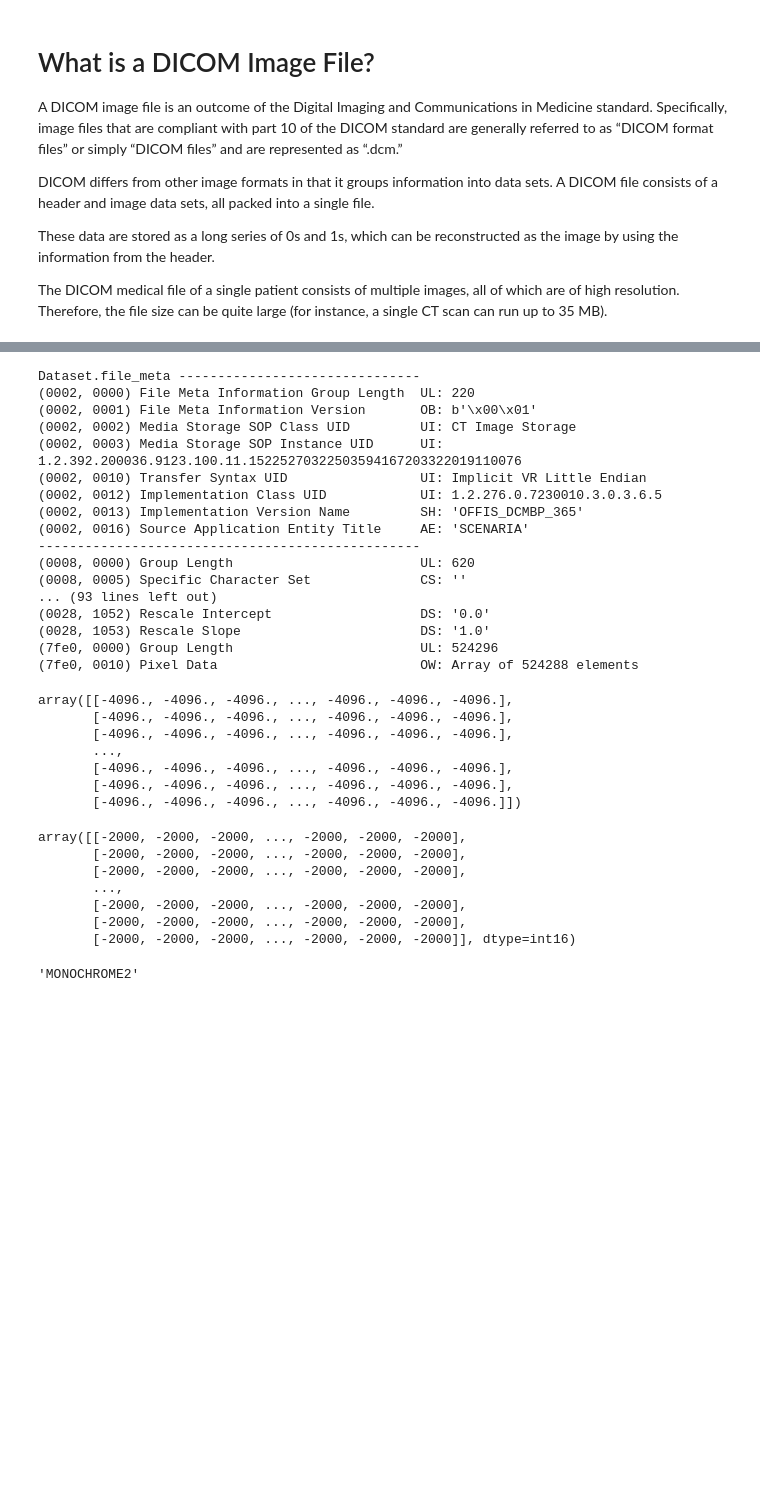
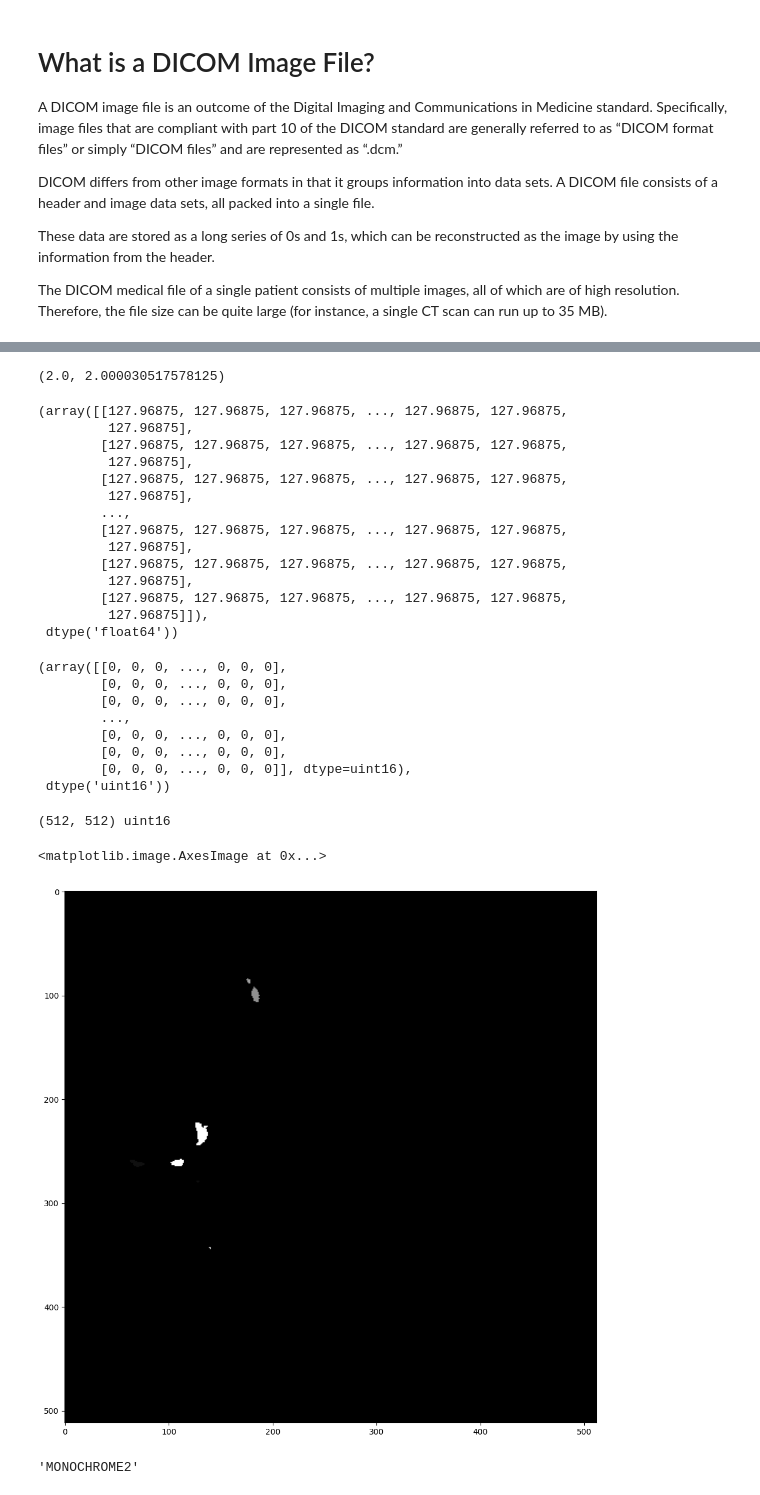
Before and after one commit to hoangph3/Dicom-3D-Generation, a Jupyter notebook: notebooks/dicom2np.ipynb, the cells around one changed output, grey strips where cells are left out. Cells and saved outputs as stored; diff of their text form; code cells hidden in the pictures; blank space fills up the shorter version.

```diff
--- a/notebooks/dicom2np.ipynb
+++ b/notebooks/dicom2np.ipynb
@@ -22,25 +43,11 @@ dicom_image = '../data/HopSo/1/123.141985598650870.1753247905930277/1.2.392.2000
 # %%
 # Read the file
 dicom = pydicom.read_file(dicom_image)
-dicom
+# dicom
-# %% [output]
-Dataset.file_meta -------------------------------
-(0002, 0000) File Meta Information Group Length  UL: 220
-(0002, 0001) File Meta Information Version       OB: b'\x00\x01'
-(0002, 0002) Media Storage SOP Class UID         UI: CT Image Storage
-(0002, 0003) Media Storage SOP Instance UID      UI: 1.2.392.200036.9123.100.11.15225270322503594167203322019110076
-(0002, 0010) Transfer Syntax UID                 UI: Implicit VR Little Endian
-(0002, 0012) Implementation Class UID            UI: 1.2.276.0.7230010.3.0.3.6.5
-(0002, 0013) Implementation Version Name         SH: 'OFFIS_DCMBP_365'
-(0002, 0016) Source Application Entity Title     AE: 'SCENARIA'
--------------------------------------------------
-(0008, 0000) Group Length                        UL: 620
-(0008, 0005) Specific Character Set              CS: ''
-... (93 lines left out)
-(0028, 1052) Rescale Intercept                   DS: '0.0'
-(0028, 1053) Rescale Slope                       DS: '1.0'
-(7fe0, 0000) Group Length                        UL: 524296
-(7fe0, 0010) Pixel Data                          OW: Array of 524288 elements
+# %%
+524288 / 512 / 512, 524296 / 512 / 512
+# %% [output]
+(2.0, 2.000030517578125)
 # %%
 """
 Now lets apply the method apply_voi_lut available in pydicom package.
@@ -51,26 +58,43 @@ https://pydicom.github.io/pydicom/dev/reference/generated/pydicom.pixel_data_han
 There are other method and depending on the dataset type you may need to use apply_modality_lut() beforehand (When the dataset requires a modality LUT or rescale operation as part of the Modality LUT module then that must be applied before any windowing operation).
 """
 data_voi = apply_voi_lut(dicom.pixel_array, dicom)
-data_voi
+data_voi, data_voi.dtype
 # %% [output]
-array([[-4096., -4096., -4096., ..., -4096., -4096., -4096.],
-       [-4096., -4096., -4096., ..., -4096., -4096., -4096.],
-       [-4096., -4096., -4096., ..., -4096., -4096., -4096.],
-       ...,
-       [-4096., -4096., -4096., ..., -4096., -4096., -4096.],
-       [-4096., -4096., -4096., ..., -4096., -4096., -4096.],
-       [-4096., -4096., -4096., ..., -4096., -4096., -4096.]])
+(array([[127.96875, 127.96875, 127.96875, ..., 127.96875, 127.96875,
+         127.96875],
+        [127.96875, 127.96875, 127.96875, ..., 127.96875, 127.96875,
+         127.96875],
+        [127.96875, 127.96875, 127.96875, ..., 127.96875, 127.96875,
+         127.96875],
+        ...,
+        [127.96875, 127.96875, 127.96875, ..., 127.96875, 127.96875,
+         127.96875],
+        [127.96875, 127.96875, 127.96875, ..., 127.96875, 127.96875,
+         127.96875],
+        [127.96875, 127.96875, 127.96875, ..., 127.96875, 127.96875,
+         127.96875]]),
+ dtype('float64'))
 # %%
 data = dicom.pixel_array
-data
+data, data.dtype
 # %% [output]
-array([[-2000, -2000, -2000, ..., -2000, -2000, -2000],
-       [-2000, -2000, -2000, ..., -2000, -2000, -2000],
-       [-2000, -2000, -2000, ..., -2000, -2000, -2000],
-       ...,
-       [-2000, -2000, -2000, ..., -2000, -2000, -2000],
-       [-2000, -2000, -2000, ..., -2000, -2000, -2000],
-       [-2000, -2000, -2000, ..., -2000, -2000, -2000]], dtype=int16)
+(array([[0, 0, 0, ..., 0, 0, 0],
+        [0, 0, 0, ..., 0, 0, 0],
+        [0, 0, 0, ..., 0, 0, 0],
+        ...,
+        [0, 0, 0, ..., 0, 0, 0],
+        [0, 0, 0, ..., 0, 0, 0],
+        [0, 0, 0, ..., 0, 0, 0]], dtype=uint16),
+ dtype('uint16'))
+# %%
+# Visualize
+print(data.shape, data.dtype)
+plt.figure(figsize = (12,12))
+plt.imshow(data, 'gray')
+# %% [output]
+(512, 512) uint16
+<matplotlib.image.AxesImage at 0x...>
+[figure, added]
 # %%
 """
 Photometric Interpretation Attribute
```
Also changed, not shown: parts of 10 cells of this notebook, 5 other files.
